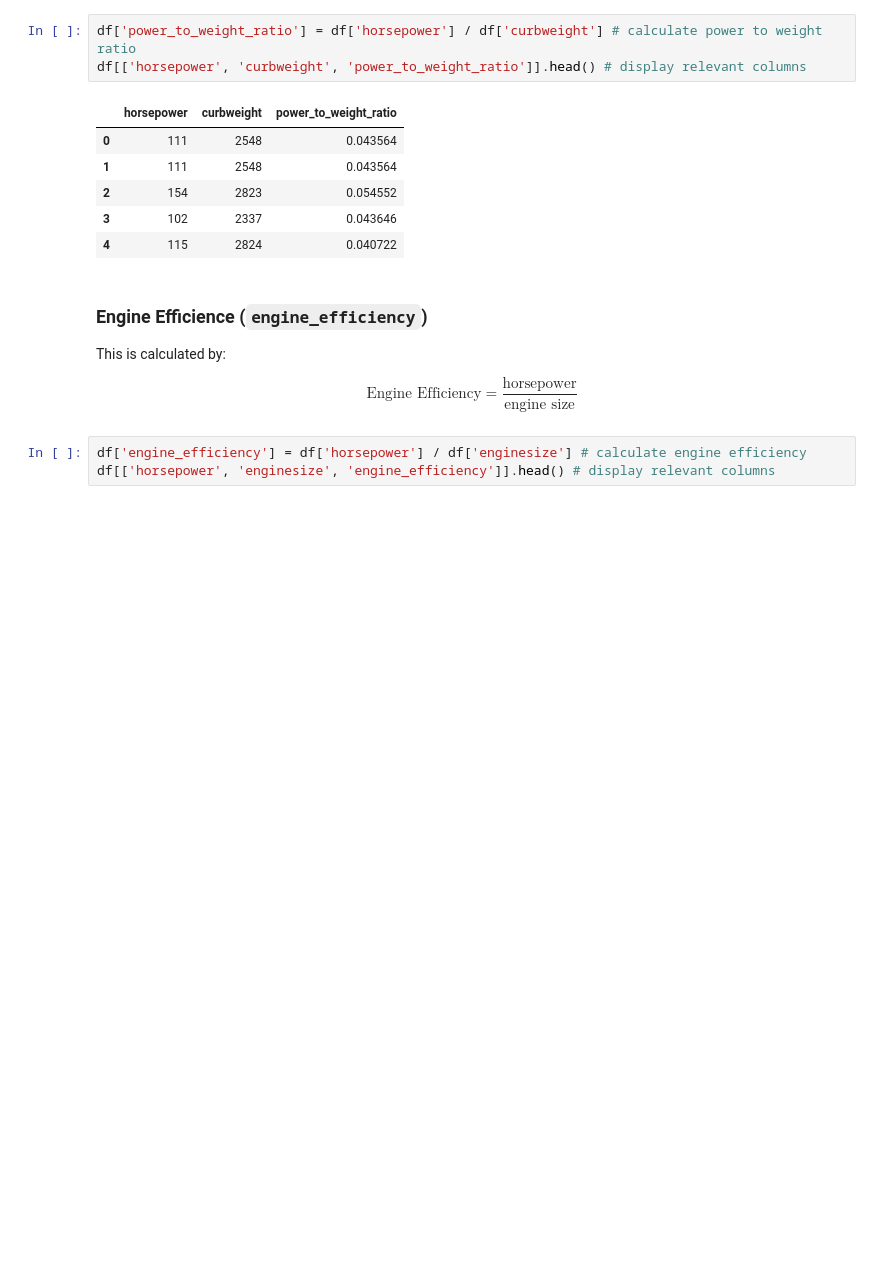
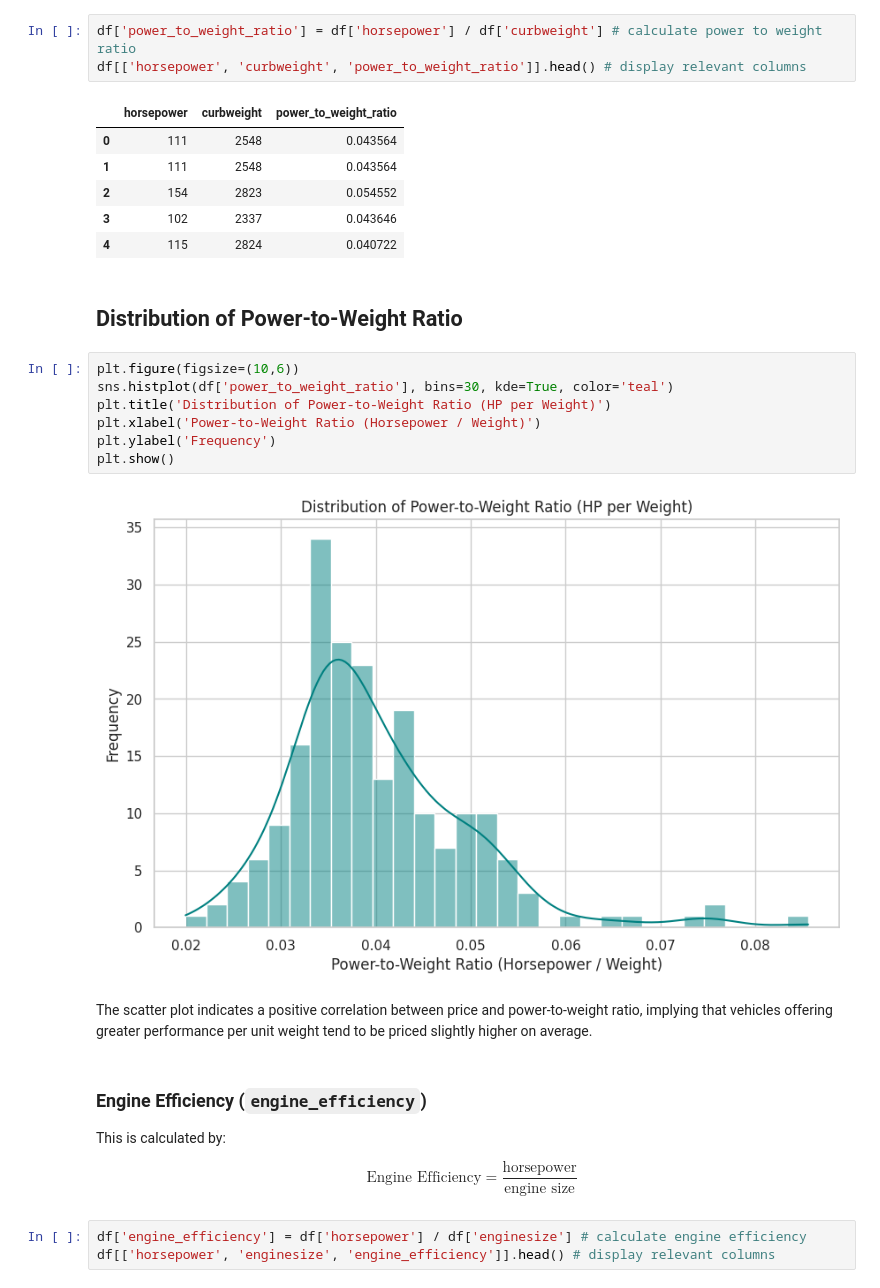
Before and after one commit to CoMa95/Car-Price-Analytics, a Jupyter notebook: notebooks/04_feature_engineering.ipynb, the cells around one changed output. Cells and saved outputs as stored; diff of their text form; blank space fills up the shorter version.

```diff
--- a/notebooks/04_feature_engineering.ipynb
+++ b/notebooks/04_feature_engineering.ipynb
@@ -153,8 +164,21 @@ df[['horsepower', 'curbweight', 'power_to_weight_ratio']].head() # display relev
 | 2 | 154 | 2823 | 0.054552 |
 | 3 | 102 | 2337 | 0.043646 |
 | 4 | 115 | 2824 | 0.040722 |
+# %% [markdown]
+## Distribution of Power-to-Weight Ratio
+# %%
+plt.figure(figsize=(10,6))
+sns.histplot(df['power_to_weight_ratio'], bins=30, kde=True, color='teal')
+plt.title('Distribution of Power-to-Weight Ratio (HP per Weight)')
+plt.xlabel('Power-to-Weight Ratio (Horsepower / Weight)')
+plt.ylabel('Frequency')
+plt.show()
+# %% [output]
+[figure, added]
+# %% [markdown]
+The scatter plot indicates a positive correlation between price and power-to-weight ratio, implying that vehicles offering greater performance per unit weight tend to be priced slightly higher on average.
 # %% [markdown]
-### Engine Efficience (`engine_efficiency`)
+### Engine Efficiency (`engine_efficiency`)
 
 This is calculated by:
 
```
Also changed, not shown: parts of 14 cells of this notebook, 1 other file.
